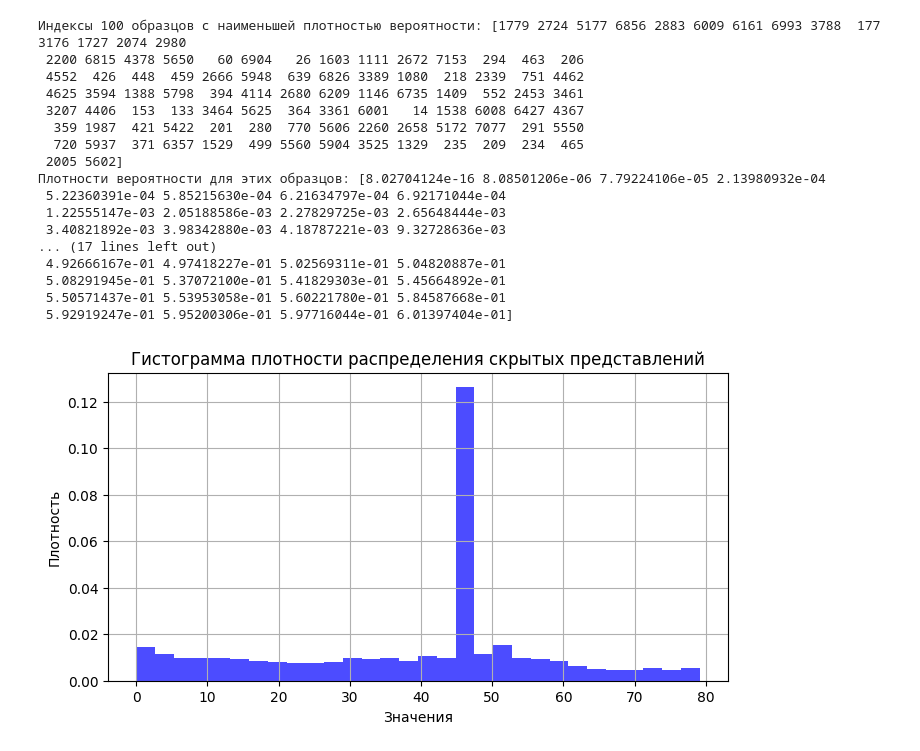
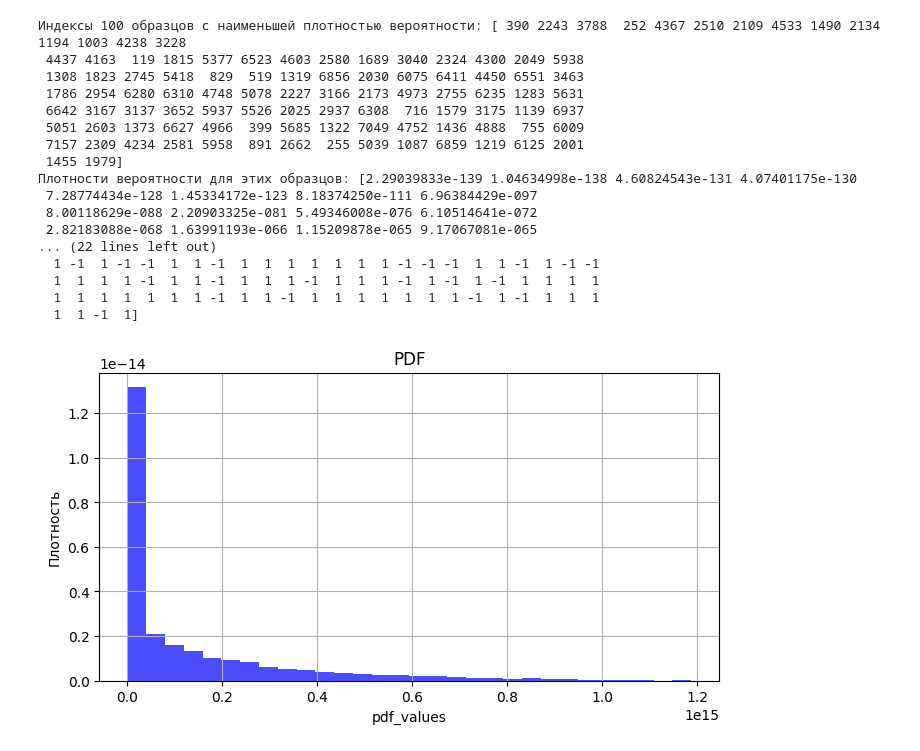
Before and after one commit to semtim/VAE, a Jupyter notebook: VAE.ipynb, the cells around one changed output. Drawn from its saved outputs; the diff is of its cells as text; code cells hidden in the pictures.

```diff
--- a/VAE.ipynb
+++ b/VAE.ipynb
@@ -164,57 +191,49 @@ plt.grid(True)
 # %%
-# Получение скрытых представлений
-latent_representations = []
-
-model.eval()
-with torch.no_grad():
-    for sample in filtered_data:
-        sample_tensor = torch.tensor(sample, dtype=torch.float32).unsqueeze(0)
-        mu, logvar = model.encode(sample_tensor)
-        latent_representations.append(mu.numpy())  # Преобразуем в NumPy массив
-
-# Преобразуем список в двумерный массив NumPy
-latent_representations = np.array(latent_representations).squeeze()  # Удаляем лишние размерности
-
 # Параметры многомерного нормального распределения
-mean = np.mean(latent_representations, axis=0)
-cov = np.cov(latent_representations, rowvar=False)
+mean = np.mean(latent_representations[filtered_metadata == 1], axis=0) #np.zeros(latent_representations.shape[1])
+cov = np.cov(latent_representations[filtered_metadata == 1], rowvar=False) #np.eye(latent_representations.shape[1])
 
 # Вычисление плотности вероятности
-pdf_values = multivariate_normal.pdf(latent_representations, mean=mean, cov=cov)
+pdf_values = multivariate_normal.pdf(latent_representations, mean=mean, cov=cov, allow_singular=True)
 
 # Сортировка по убыванию и выбор 100 самых маленьких
 sorted_indices = np.argsort(pdf_values)  # Сортируем по возрастанию
 top_100_indices = sorted_indices[:100]
 top_100_pdf_values = pdf_values[top_100_indices]
 
+# Получаем соответствующие объекты и метки
+top_100_objects = filtered_data[top_100_indices]
+top_100_labels = filtered_metadata[top_100_indices]
+
 # Вывод результатов
 print("Индексы 100 образцов с наименьшей плотностью вероятности:", top_100_indices)
 print("Плотности вероятности для этих образцов:", top_100_pdf_values)
+print("Метки для этих образцов:", top_100_labels)
 
 # Построение гистограммы для плотности распределения (должен быть пик)
 plt.figure(figsize=(8, 4))
 plt.hist(pdf_values, bins=30, density=True, alpha=0.7, color='blue')
-plt.title('Гистограмма плотности распределения скрытых представлений')
-plt.xlabel('Значения')
+plt.title('PDF')
+plt.xlabel('pdf_values')
 plt.ylabel('Плотность')
 plt.grid()
 plt.show()
 # %% [output]
-Индексы 100 образцов с наименьшей плотностью вероятности: [1779 2724 5177 6856 2883 6009 6161 6993 3788  177 3176 1727 2074 2980
- 2200 6815 4378 5650   60 6904   26 1603 1111 2672 7153  294  463  206
- 4552  426  448  459 2666 5948  639 6826 3389 1080  218 2339  751 4462
- 4625 3594 1388 5798  394 4114 2680 6209 1146 6735 1409  552 2453 3461
- 3207 4406  153  133 3464 5625  364 3361 6001   14 1538 6008 6427 4367
-  359 1987  421 5422  201  280  770 5606 2260 2658 5172 7077  291 5550
-  720 5937  371 6357 1529  499 5560 5904 3525 1329  235  209  234  465
- 2005 5602]
-Плотности вероятности для этих образцов: [8.02704124e-16 8.08501206e-06 7.79224106e-05 2.13980932e-04
- 5.22360391e-04 5.85215630e-04 6.21634797e-04 6.92171044e-04
- 1.22555147e-03 2.05188586e-03 2.27829725e-03 2.65648444e-03
- 3.40821892e-03 3.98342880e-03 4.18787221e-03 9.32728636e-03
-... (17 lines left out)
- 4.92666167e-01 4.97418227e-01 5.02569311e-01 5.04820887e-01
- 5.08291945e-01 5.37072100e-01 5.41829303e-01 5.45664892e-01
- 5.50571437e-01 5.53953058e-01 5.60221780e-01 5.84587668e-01
- 5.92919247e-01 5.95200306e-01 5.97716044e-01 6.01397404e-01]
+Индексы 100 образцов с наименьшей плотностью вероятности: [ 390 2243 3788  252 4367 2510 2109 4533 1490 2134 1194 1003 4238 3228
+ 4437 4163  119 1815 5377 6523 4603 2580 1689 3040 2324 4300 2049 5938
+ 1308 1823 2745 5418  829  519 1319 6856 2030 6075 6411 4450 6551 3463
+ 1786 2954 6280 6310 4748 5078 2227 3166 2173 4973 2755 6235 1283 5631
+ 6642 3167 3137 3652 5937 5526 2025 2937 6308  716 1579 3175 1139 6937
+ 5051 2603 1373 6627 4966  399 5685 1322 7049 4752 1436 4888  755 6009
+ 7157 2309 4234 2581 5958  891 2662  255 5039 1087 6859 1219 6125 2001
+ 1455 1979]
+Плотности вероятности для этих образцов: [2.29039833e-139 1.04634998e-138 4.60824543e-131 4.07401175e-130
+ 7.28774434e-128 1.45334172e-123 8.18374250e-111 6.96384429e-097
+ 8.00118629e-088 2.20903325e-081 5.49346008e-076 6.10514641e-072
+ 2.82183088e-068 1.63991193e-066 1.15209878e-065 9.17067081e-065
+... (22 lines left out)
+  1 -1  1 -1 -1  1  1 -1  1  1  1  1  1  1  1 -1 -1 -1  1  1 -1  1 -1 -1
+  1  1  1  1 -1  1  1 -1  1  1  1 -1  1  1  1 -1  1 -1  1 -1  1  1  1  1
+  1  1  1  1  1  1  1 -1  1  1 -1  1  1  1  1  1  1  1 -1  1 -1  1  1  1
+  1  1 -1  1]
-[figure, old version]
+[figure, new version]
```
Also changed, not shown: parts of 9 cells of this notebook.
